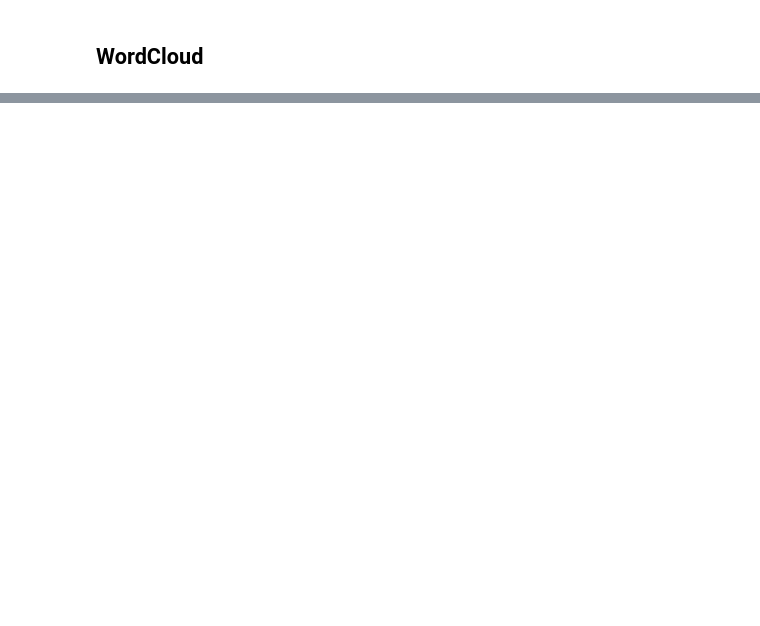
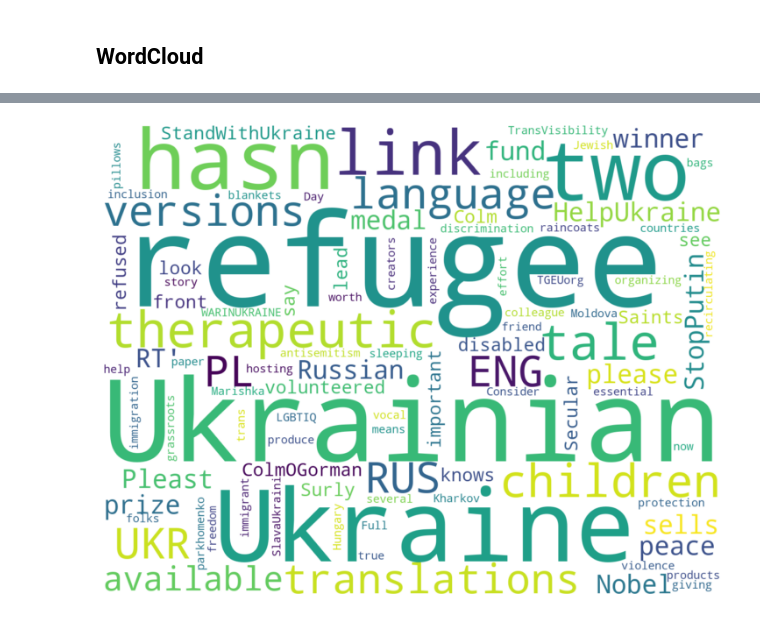
Before and after one commit to RuiaRui/project_CSM, a Jupyter notebook: CSM_ML_Pipeline.ipynb, the cells around one changed output, grey strips where cells are left out. Saved outputs shown, nothing was run; the diff lists cells and outputs as text; code cells hidden in the pictures; blank space fills up the shorter version.

```diff
--- a/CSM_ML_Pipeline.ipynb
+++ b/CSM_ML_Pipeline.ipynb
@@ -549,0 +616,20 @@ plt.show()
+# %%
+from PIL import Image
+from wordcloud import WordCloud, STOPWORDS, ImageColorGenerator
+import matplotlib.pyplot as plt
+
+stopwords = set(STOPWORDS)
+
+stopwords.add('URL')
+stopwords.add("URL'")
+stopwords.add('S')
+stopwords.add('B')
+
+text = df_result.text.values
+wordcloud = WordCloud(width=1300, height=1000,background_color="white",stopwords=stopwords).generate(str(text))
+fig = plt.figure( figsize=(13,10) )
+plt.imshow(wordcloud, interpolation="bilinear")
+plt.axis("off")
+plt.show()
+# %% [output]
+[figure, added]
```
Also changed, not shown: parts of 19 cells of this notebook.
